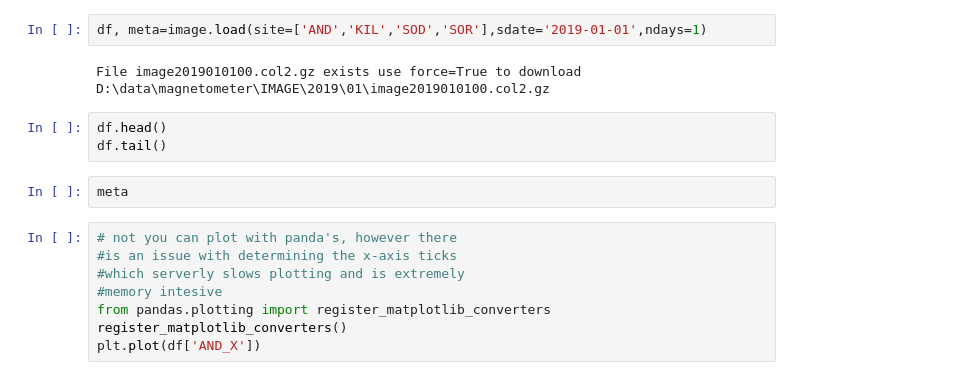
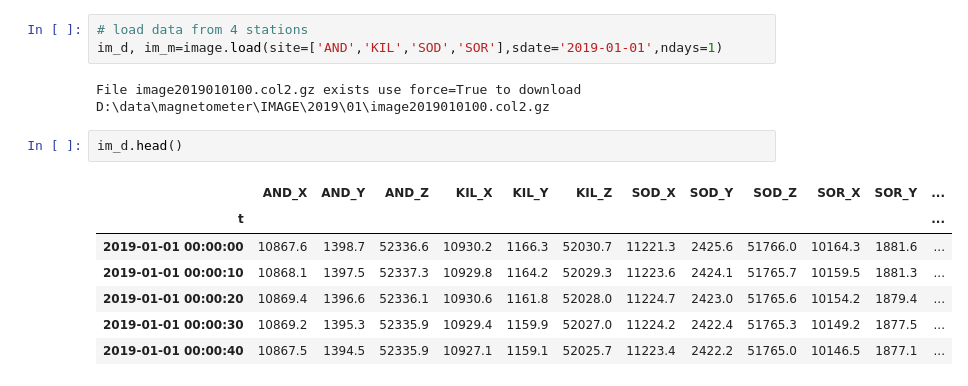
Before and after one commit to kylermurphy/gmag, a Jupyter notebook: notebooks/IMAGE_example.ipynb, the cells around one changed output. Drawn from its saved outputs; the diff is of its cells as text.

```diff
--- a/notebooks/IMAGE_example.ipynb
+++ b/notebooks/IMAGE_example.ipynb
@@ -16,18 +27,16 @@ image.download('2021-01-01',ndays=10, force=True)
 # %%
-df, meta=image.load(site=['AND','KIL','SOD','SOR'],sdate='2019-01-01',ndays=1)
+# load data from 4 stations
+im_d, im_m=image.load(site=['AND','KIL','SOD','SOR'],sdate='2019-01-01',ndays=1)
 # %% [output]
 File image2019010100.col2.gz exists use force=True to download
 D:\data\magnetometer\IMAGE\2019\01\image2019010100.col2.gz
-# %%
-df.head()
-df.tail()
-# %%
-meta
-# %%
-# not you can plot with panda's, however there
-#is an issue with determining the x-axis ticks
-#which serverly slows plotting and is extremely
-#memory intesive
-from pandas.plotting import register_matplotlib_converters
-register_matplotlib_converters()
-plt.plot(df['AND_X'])
+# %%
+im_d.head()
+# %% [output]
+|  | AND_X | AND_Y | AND_Z | KIL_X | KIL_Y | KIL_Z | SOD_X | SOD_Y | SOD_Z | SOR_X | SOR_Y | ... |
+| t |  |  |  |  |  |  |  |  |  |  |  | ... |
+| 2019-01-01 00:00:00 | 10867.6 | 1398.7 | 52336.6 | 10930.2 | 1166.3 | 52030.7 | 11221.3 | 2425.6 | 51766.0 | 10164.3 | 1881.6 | ... |
+| 2019-01-01 00:00:10 | 10868.1 | 1397.5 | 52337.3 | 10929.8 | 1164.2 | 52029.3 | 11223.6 | 2424.1 | 51765.7 | 10159.5 | 1881.3 | ... |
+| 2019-01-01 00:00:20 | 10869.4 | 1396.6 | 52336.1 | 10930.6 | 1161.8 | 52028.0 | 11224.7 | 2423.0 | 51765.6 | 10154.2 | 1879.4 | ... |
+| 2019-01-01 00:00:30 | 10869.2 | 1395.3 | 52335.9 | 10929.4 | 1159.9 | 52027.0 | 11224.2 | 2422.4 | 51765.3 | 10149.2 | 1877.5 | ... |
+| 2019-01-01 00:00:40 | 10867.5 | 1394.5 | 52335.9 | 10927.1 | 1159.1 | 52025.7 | 11223.4 | 2422.2 | 51765.0 | 10146.5 | 1877.1 | ... |
```
Also changed, not shown: parts of 4 cells of this notebook, 4 other files.
